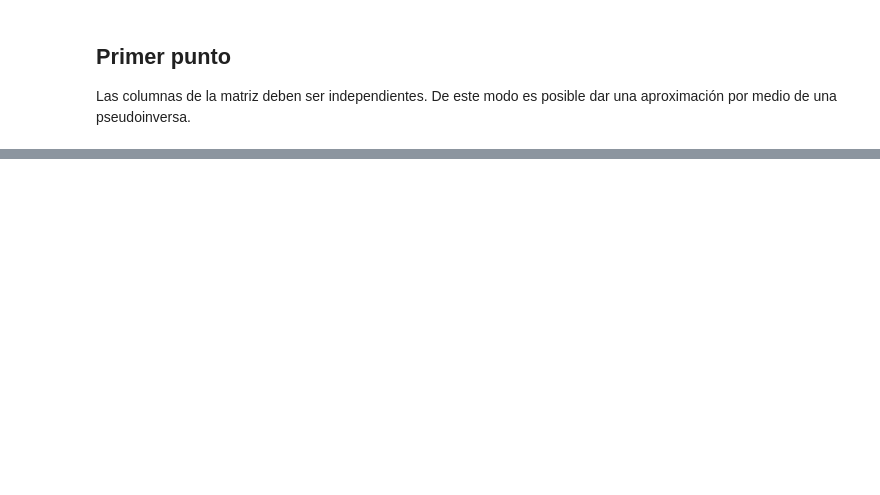
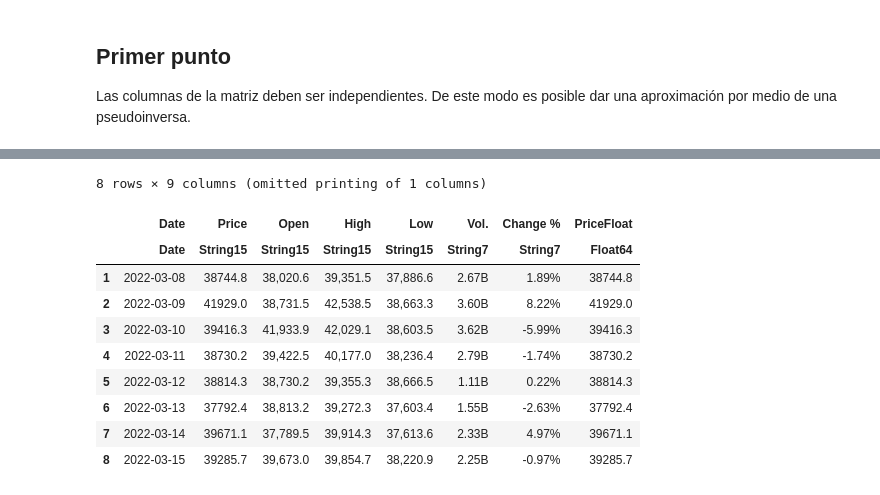
Before and after one commit to drpedrazas/Optimizaci-n_Tareas, a Jupyter notebook: Tarea Optimización.ipynb, the cells around one changed output, grey strips where cells are left out. Cells and saved outputs as stored; diff of their text form; code cells hidden in the pictures; blank space fills up the shorter version.

```diff
--- a/Tarea Optimización.ipynb
+++ b/Tarea Optimización.ipynb
@@ -59,0 +90,22 @@ WebIO._IJuliaInit()
+# %%
+using CurveFit
+x = Array((1:N));
+b = Array(dataBitcoin.PriceFloat);
+
+poly_3 = poly_fit(x, b, 3)
+poly_4 = poly_fit(x, b, 4)
+poly_5 = poly_fit(x, b, 5)
+
+cf_4d = AbstractFloat[]
+p4 = reverse(CurveFit_degree_4)
+
+cf_3d = AbstractFloat[]
+p3 = reverse(CurveFit_degree_3)
+
+for i in 1:N
+    push!(cf_4d, p4[1]*x[i]^4 + p4[2]*x[i]^3 + p4[3]*x[i]^2 + p4[4]*x[i] + p4[5])
+end
+
+for i in 1:N
+    push!(cf_3d, p3[1]*x[i]^3 + p3[2]*x[i]^2 + p3[3]*x[i] + p3[4])
+end
@@ -59,0 +144,29 @@ WebIO._IJuliaInit()
+# %%
+dataBitcoinw = CSV.read("1week.csv",DataFrame);
+
+dataBitcoinw.Price .= replace.(dataBitcoinw.Price, "," => "");
+
+dataBitcoinw.PriceFloat = parse.(Float64, dataBitcoinw.Price);
+
+
+dataBitcoinw.DateMonth = [split(x,',')[1] for x in dataBitcoinw.Date];
+
+
+dataBitcoinw.Date = Dates.Date.(dataBitcoinw.Date, "u dd, yyyy");
+
+
+dataBitcoinw = sort(dataBitcoinw, (:Date))
+
+dataBitcoinw
+# %% [output]
+8 rows × 9 columns (omitted printing of 1 columns)
+|  | Date | Price | Open | High | Low | Vol. | Change % | PriceFloat |
+|  | Date | String15 | String15 | String15 | String15 | String7 | String7 | Float64 |
+| 1 | 2022-03-08 | 38744.8 | 38,020.6 | 39,351.5 | 37,886.6 | 2.67B | 1.89% | 38744.8 |
+| 2 | 2022-03-09 | 41929.0 | 38,731.5 | 42,538.5 | 38,663.3 | 3.60B | 8.22% | 41929.0 |
+| 3 | 2022-03-10 | 39416.3 | 41,933.9 | 42,029.1 | 38,603.5 | 3.62B | -5.99% | 39416.3 |
+| 4 | 2022-03-11 | 38730.2 | 39,422.5 | 40,177.0 | 38,236.4 | 2.79B | -1.74% | 38730.2 |
+| 5 | 2022-03-12 | 38814.3 | 38,730.2 | 39,355.3 | 38,666.5 | 1.11B | 0.22% | 38814.3 |
+| 6 | 2022-03-13 | 37792.4 | 38,813.2 | 39,272.3 | 37,603.4 | 1.55B | -2.63% | 37792.4 |
+| 7 | 2022-03-14 | 39671.1 | 37,789.5 | 39,914.3 | 37,613.6 | 2.33B | 4.97% | 39671.1 |
+| 8 | 2022-03-15 | 39285.7 | 39,673.0 | 39,854.7 | 38,220.9 | 2.25B | -0.97% | 39285.7 |
```
Also changed, not shown: parts of 13 cells of this notebook, 2 other files.
